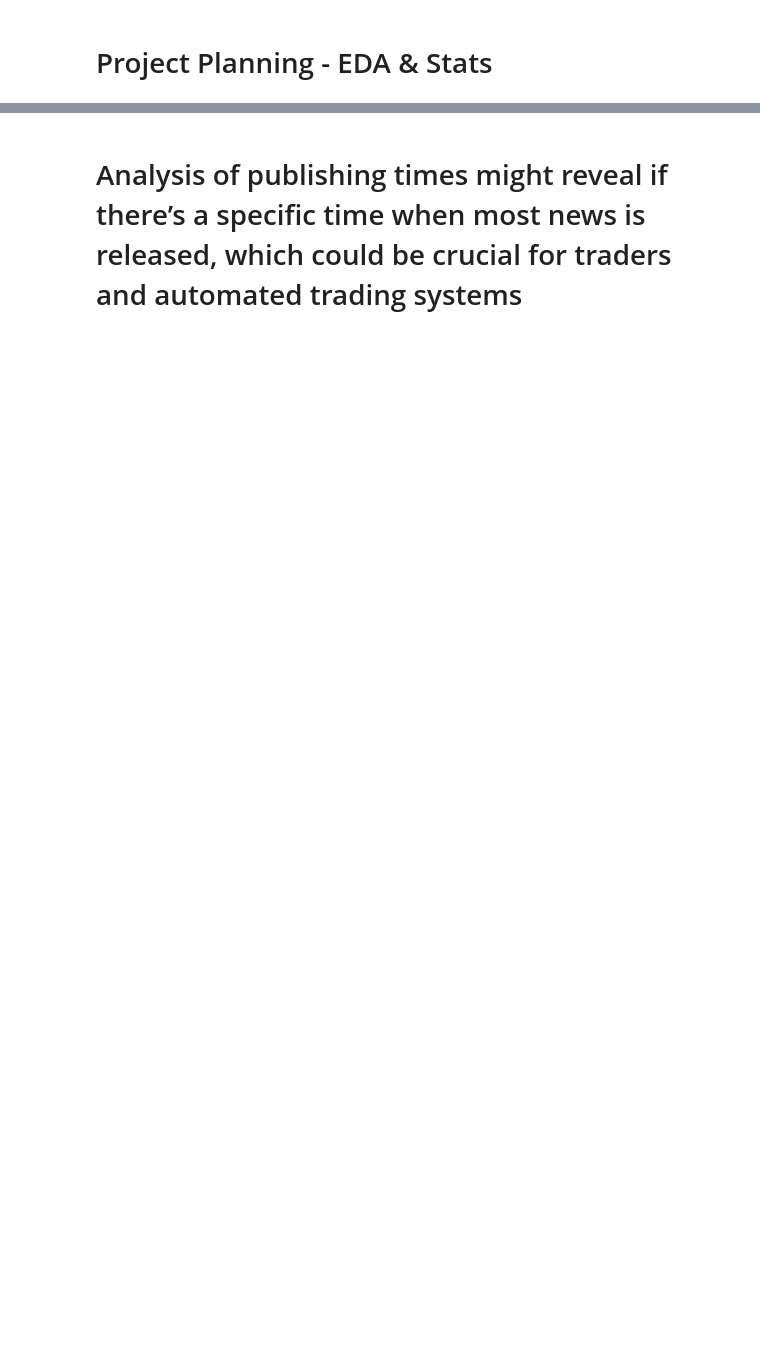
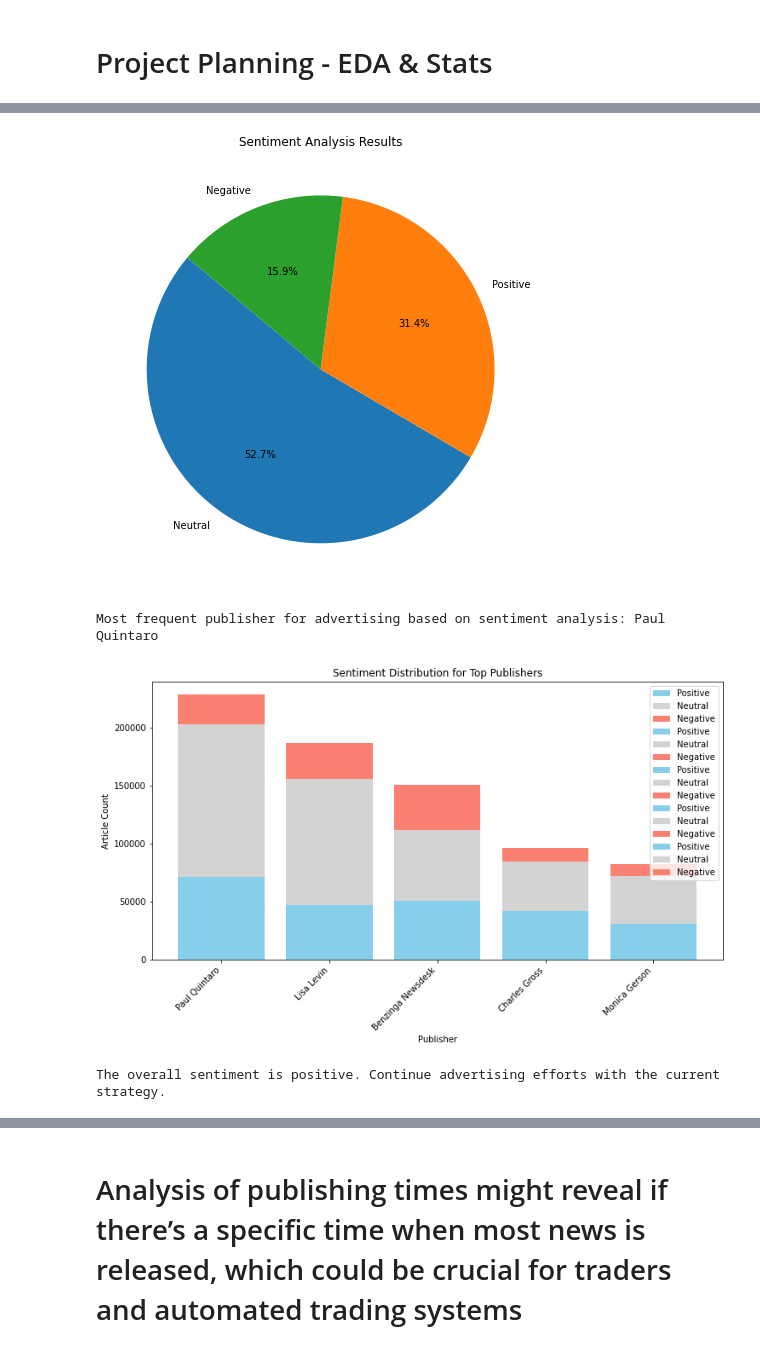
Before and after one commit to Yaadee/Finance_Data_Analysis, a Jupyter notebook: notebooks/Financial_EDA.ipynb, the cells around one changed output, grey strips where cells are left out. Drawn from its saved outputs; the diff is of its cells as text; code cells hidden in the pictures; blank space fills up the shorter version.

```diff
--- a/notebooks/Financial_EDA.ipynb
+++ b/notebooks/Financial_EDA.ipynb
@@ -115,36 +217,76 @@ df.describe()
 # %%
-from nltk.sentiment.vader import SentimentIntensityAnalyzer
-# Initialize the VADER sentiment analyzer
+
+# with columns named 'headline', 'publisher', and 'sentiment_class'
 sia = SentimentIntensityAnalyzer()
 
 # Define a function to get the sentiment score for each headline
 def get_sentiment_score(text):
     sentiment = sia.polarity_scores(text)  # Get sentiment scores
     return sentiment
 
 # Apply the function to each headline and store the results in a new column
 df['sentiment'] = df['headline'].apply(get_sentiment_score)
 
 # Define a function to classify the sentiment based on the compound score
 def classify_sentiment(score):
     if score >= 0.05:
         return 'Positive'
     elif score <= -0.05:
         return 'Negative'
     else:
         return 'Neutral'
 
 # Apply the function to the compound score and store the results in a new column
 df['sentiment_class'] = df['sentiment'].apply(lambda x: classify_sentiment(x['compound']))
 
 # Count the number of headlines per sentiment class
 sentiment_counts = df['sentiment_class'].value_counts()
 
-# Print the sentiment counts in a more descriptive format
-print("Sentiment Analysis Results:")
-print("-------------------------")
-for sentiment, count in sentiment_counts.items():
-    print(f"{sentiment}: {count} headlines")
+# Plotting sentiment distribution with a pie chart
+plt.figure(figsize=(8, 8))
+plt.pie(sentiment_counts, labels=sentiment_counts.index, autopct='%1.1f%%', startangle=140)
+plt.title('Sentiment Analysis Results')
+plt.show()
+
+# Re-generating the most frequent publisher for advertising based on sentiment analysis results
+# Count the number of articles per publisher
+publisher_counts = df['publisher'].value_counts()
+
+# Identify the top N most frequent publishers
+top_publishers = publisher_counts.head(5)  # Change 5 to any desired number of top publishers
+
+# Choose a publisher for advertising based on their publishing frequency
+most_frequent_publisher = top_publishers.idxmax()
+print("Most frequent publisher for advertising based on sentiment analysis:", most_frequent_publisher)
+
+# Plotting sentiment distribution for each top publisher
+plt.figure(figsize=(12, 6))
+for publisher in top_publishers.index:
+    publisher_sentiments = df[df['publisher'] == publisher]['sentiment_class'].value_counts()
+    publisher_sentiments = publisher_sentiments.reindex(['Positive', 'Neutral', 'Negative'], fill_value=0)
+    plt.bar(publisher, publisher_sentiments['Positive'], color='skyblue', label='Positive')
+    plt.bar(publisher, publisher_sentiments['Neutral'], bottom=publisher_sentiments['Positive'], color='lightgrey', label='Neutral')
+    plt.bar(publisher, publisher_sentiments['Negative'], bottom=publisher_sentiments['Positive']+publisher_sentiments['Neutral'], color='salmon', label='Negative')
+
+plt.title('Sentiment Distribution for Top Publishers')
+plt.xlabel('Publisher')
+plt.ylabel('Article Count')
+plt.legend()
+plt.xticks(rotation=45, ha='right')
+plt.show()
+
+# Suggestions based on sentiment analysis
+if sentiment_counts['Positive'] > sentiment_counts['Negative']:
+    print("The overall sentiment is positive. Continue advertising efforts with the current strategy.")
+elif sentiment_counts['Positive'] < sentiment_counts['Negative']:
+    print("The overall sentiment is negative. Consider revising advertising strategies or addressing the issues causing negative sentiment.")
+else:
+    print("The sentiment is balanced. Evaluate the effectiveness of advertising efforts and consider optimizing strategies based on other metrics.")
+# %% [output]
+[figure, added]
+Most frequent publisher for advertising based on sentiment analysis: Paul Quintaro
+[figure, added]
+The overall sentiment is positive. Continue advertising efforts with the current strategy.
 # %%
 # Load the English tokenizer, tagger, parser, and NER
 nlp = spacy.load("en_core_web_sm")
```
Also changed, not shown: parts of 31 cells of this notebook, 1 other file.
